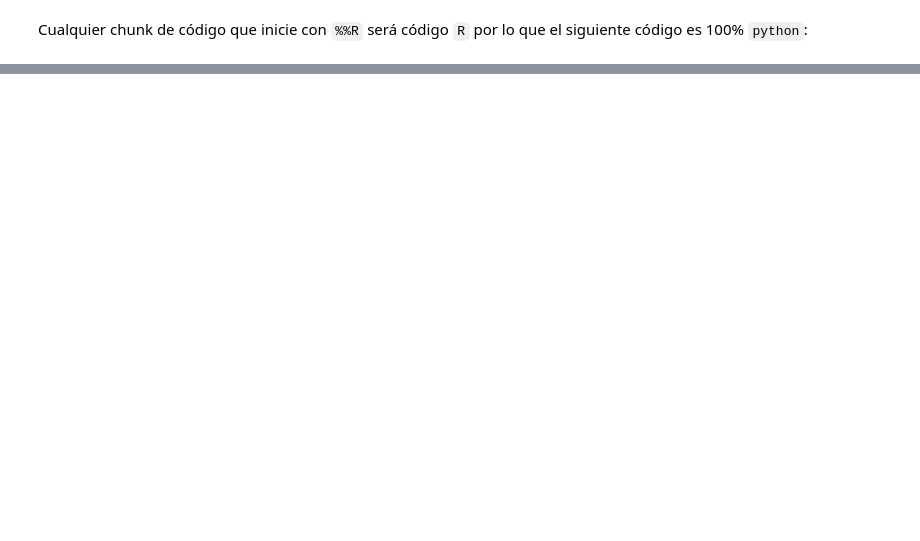
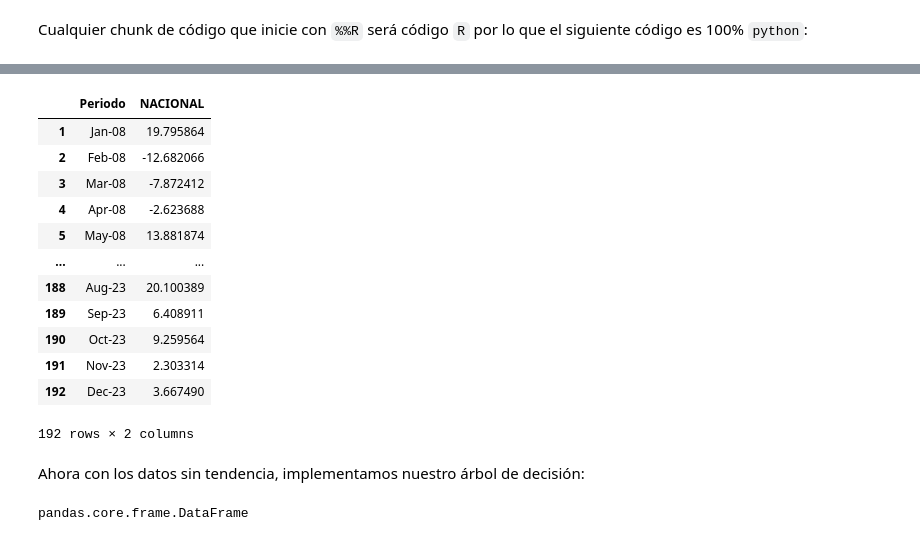
Before and after one commit to Mendivenson/Series-de-tiempo, a Jupyter notebook: Avance 2.ipynb, the cells around one changed output, grey strips where cells are left out. Drawn from its saved outputs; the diff is of its cells as text; code cells hidden in the pictures; blank space fills up the shorter version.

```diff
--- a/Avance 2.ipynb
+++ b/Avance 2.ipynb
@@ -90,0 +86,22 @@ head(prueba[,c('Periodo', 'NACIONAL')])
+# %%
+leche
+# %% [output]
+|  | Periodo | NACIONAL |
+| 1 | Jan-08 | 19.795864 |
+| 2 | Feb-08 | -12.682066 |
+| 3 | Mar-08 | -7.872412 |
+| 4 | Apr-08 | -2.623688 |
+| 5 | May-08 | 13.881874 |
+| ... | ... | ... |
+| 188 | Aug-23 | 20.100389 |
+| 189 | Sep-23 | 6.408911 |
+| 190 | Oct-23 | 9.259564 |
+| 191 | Nov-23 | 2.303314 |
+| 192 | Dec-23 | 3.667490 |
+192 rows × 2 columns
+# %% [markdown]
+Ahora con los datos sin tendencia, implementamos nuestro árbol de decisión:
+# %%
+type(leche)
+# %% [output]
+pandas.core.frame.DataFrame
```
Also changed, not shown: parts of 12 cells of this notebook.
